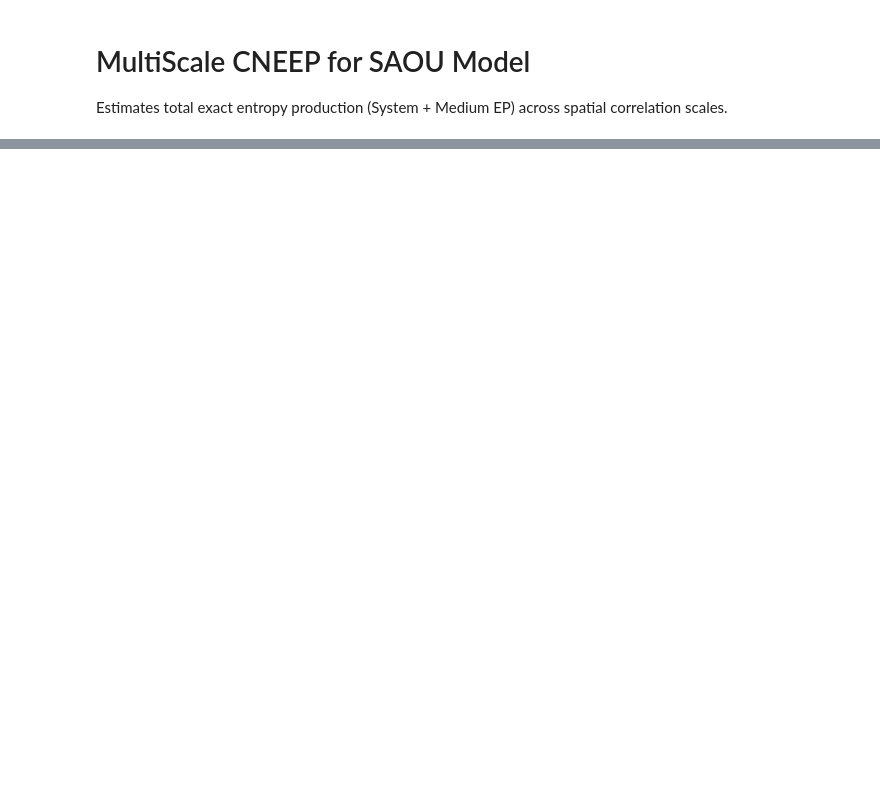
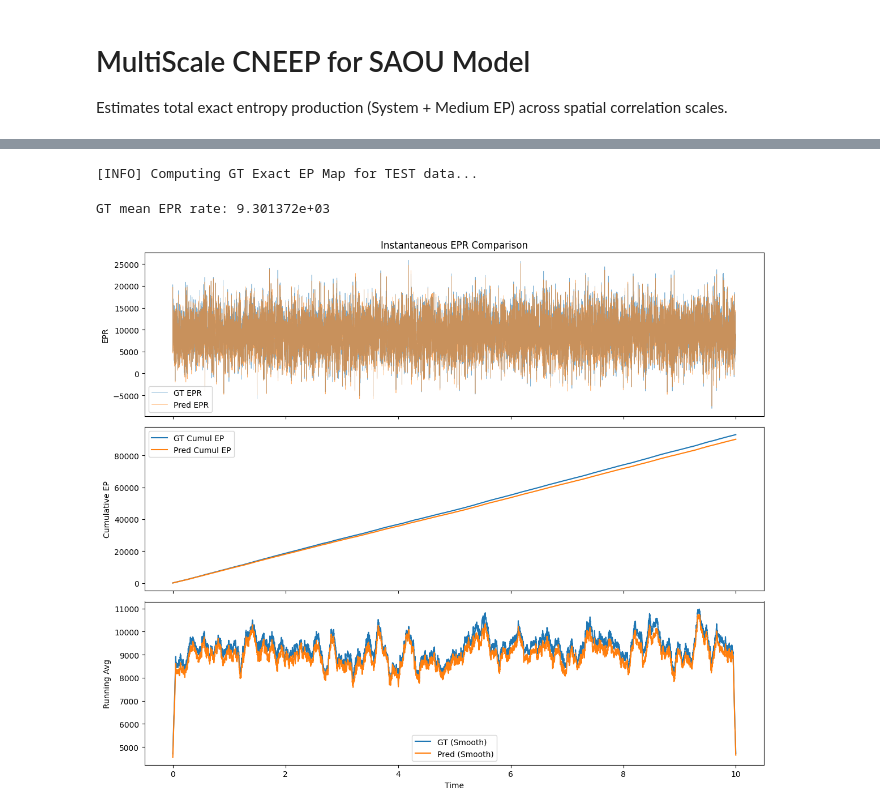
Before and after one commit to 2DHvN/CNEEP_v2, a Jupyter notebook: notebooks/Corr_SAOU.ipynb, the cells around one changed output, grey strips where cells are left out. Saved outputs shown, nothing was run; the diff lists cells and outputs as text; code cells hidden in the pictures; blank space fills up the shorter version.

```diff
--- a/notebooks/Corr_SAOU.ipynb
+++ b/notebooks/Corr_SAOU.ipynb
@@ -22,7 +37,7 @@ from saou_model import simulate, pathwise_total_epr_increment, build_shell_ops,
 # %%
 # Hyper parameters
 opt = Namespace()
-opt.model_type = 'MultiScaleCNEEP2D'  # 'MultiScaleCNEEP2D', 'MultiScaleCNEEP_2DF', 'MultiScaleK_2D', or 'MultiScaleK_2DF'
+opt.model_type = 'MultiScaleShellForceCNEEP2D'  # 'MultiScaleShellForceCNEEP2D_Tanh', 'MultiScaleShellForceCNEEP2D', 'MultiScaleK_2DF_TanhGain', 'MultiScaleCNEEP2D', 'MultiScaleCNEEP_2DF', 'MultiScaleK_2D', or 'MultiScaleK_2DF'
 opt.device = 'cuda' if torch.cuda.is_available() else 'cpu'
 opt.alpha = -0.5
 opt.lam = 0.0
@@ -30,22 +45,27 @@ opt.periodic = True
 opt.positional = False
 opt.n_components = 2
 opt.n_iter = 5000
-opt.train_batch_size = 4096
+opt.train_batch_size = 2048
 opt.test_batch_size = 2048
 opt.video_batch_size = 256
-opt.lr = 1e-4
-opt.wd = 1e-5
+opt.lr = 1e-3
+opt.wd = 0
 opt.input_scalar = 1
 opt.loss_scalar = 1
 opt.scalar = 1
 opt.clip_norm = 1
 opt.max_distance = 3
 opt.include_k0 = True
-opt.beta = 1.0
+opt.beta = 0
+opt.shell_center_mode = 'relative_only'  # 'relative_only', 'gated', or 'add'
+opt.shell_force_bias = False
+opt.shell_relative_mode = 'absolute_sum'  # 'fixed_sum'/'relative_sum', 'absolute_sum', 'learned', 'learned_absolute', 'learned_sum', or 'learned_absolute_sum'
+opt.shell_weight_normalization = 'none'  # 'none' for sum_delta, 'mean' for shell average
+opt.shell_force_activation = 'elu'  # 'elu', 'relu', 'tanh', or 'identity'
 opt.record_freq = 100
 opt.seed = 3
 opt.n_layer = 2
-opt.n_channel = 32
+opt.n_channel = 16
 opt.n_hidden = 2
 opt.input_shape = (32, 32)
 opt.M = 1000
@@ -60,9 +80,9 @@ opt.time_step = 0.001
 saou_kwargs = dict(
     L=32,
     radii=tuple(range(1, opt.max_distance + 1)),
-    amplitudes=(1.0, 0.0, 1.0),
+    amplitudes=(2, 1, 0),
     gamma=1.0,
-    omega0=1.0,
+    omega0=1,
     T=1.0,
     dt=0.001,
     sample_every=1,
@@ -253,7 +321,11 @@ print(f"Loaded model from iteration {checkpoint.get('iteration', 'Unknown')}")
 # %%
 # Ground Truth Computation
 # Calculate System EP + Medium EP explicitly without window summation
-shells = make_annular_shells(saou_kwargs['radii'], saou_kwargs['amplitudes'])
+shells = make_annular_shells(
+    saou_kwargs['radii'],
+    saou_kwargs['amplitudes'],
+    weight_normalization=saou_kwargs.get('weight_normalization', 'mean'),
+)
 ops = build_shell_ops(saou_kwargs['L'], shells)
 for op in ops:
     op.kernel_hat_t = torch.from_numpy(op.kernel_hat).to(opt.device)
@@ -297,6 +369,9 @@ for t in tqdm(range(n_windows)):
 
 gt_epr_maps = (gt_epr_map_sum / n_windows)[np.newaxis, ...] # (1, Lx, Ly)
 print(f'GT mean EPR rate: {gt_total_epr.mean() / dt_eff:.6e}')
+# %% [output]
+[INFO] Computing GT Exact EP Map for TEST data...
+GT mean EPR rate: 9.301372e+03
 # %%
 model.eval()
 pred_total_ep = []
@@ -308,36 +383,38 @@ with torch.no_grad():
         slices = [test_video[(b0, batch[1][i].to(test_video.device))] for i in range(opt.seq_len)]
         x = transform(torch.stack(slices, dim=1).float().to(opt.device))
         J_all = model(x) / opt.scalar
         pred_total_ep.append(J_all.sum(dim=1).cpu().numpy())
 
 pred_total_ep = np.concatenate(pred_total_ep)
 min_len = min(len(gt_total_epr), len(pred_total_ep))
 time_axis = np.arange(min_len) * dt_eff
 
 fig, axes = plt.subplots(3, 1, figsize=(12, 10), sharex=True)
 axes[0].plot(time_axis, gt_total_epr[:min_len] / dt_eff, lw=0.5, alpha=0.6, label='GT EPR')
-axes[0].plot(time_axis, pred_total_ep[:min_len] * (L_size**2) / dt_eff, lw=0.5, alpha=0.6, label='Pred EPR')
+axes[0].plot(time_axis, pred_total_ep[:min_len] / dt_eff, lw=0.5, alpha=0.6, label='Pred EPR')
 axes[0].set_ylabel('EPR')
 axes[0].legend()
 axes[0].set_title('Instantaneous EPR Comparison')
 
 axes[1].plot(time_axis, np.cumsum(gt_total_epr[:min_len]), label='GT Cumul EP')
-axes[1].plot(time_axis, np.cumsum(pred_total_ep[:min_len] * (L_size**2)), label='Pred Cumul EP')
+axes[1].plot(time_axis, np.cumsum(pred_total_ep[:min_len]), label='Pred Cumul EP')
 axes[1].set_ylabel('Cumulative EP')
 axes[1].legend()
 
 window = 100
 gt_smooth = np.convolve(gt_total_epr[:min_len] / dt_eff, np.ones(window)/window, mode='same')
-pred_smooth = np.convolve(pred_total_ep[:min_len] * (L_size**2) / dt_eff, np.ones(window)/window, mode='same')
+pred_smooth = np.convolve(pred_total_ep[:min_len]/ dt_eff, np.ones(window)/window, mode='same')
 axes[2].plot(time_axis, gt_smooth, label='GT (Smooth)')
 axes[2].plot(time_axis, pred_smooth, label='Pred (Smooth)')
 axes[2].set_ylabel('Running Avg')
 axes[2].set_xlabel('Time')
 axes[2].legend()
 
 plt.tight_layout()
 plt.savefig(f'{current_result_folder}/epr_timeseries.png', dpi=150)
 plt.show()
+# %% [output]
+[figure, added]
 # %%
 from scipy.stats import linregress
 from sklearn.metrics import r2_score
```
Also changed, not shown: parts of 11 cells of this notebook, 12 other files.
